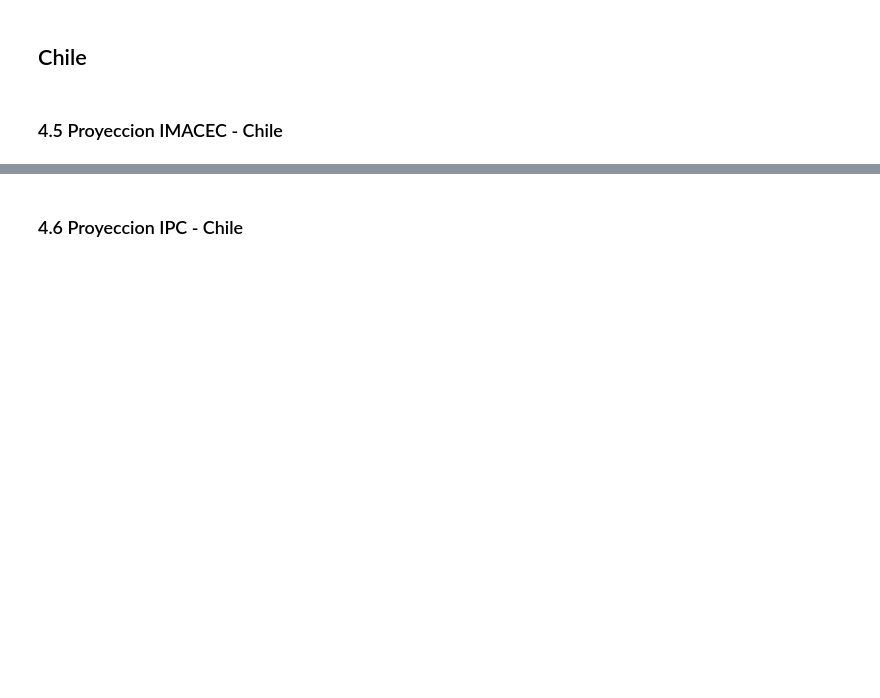
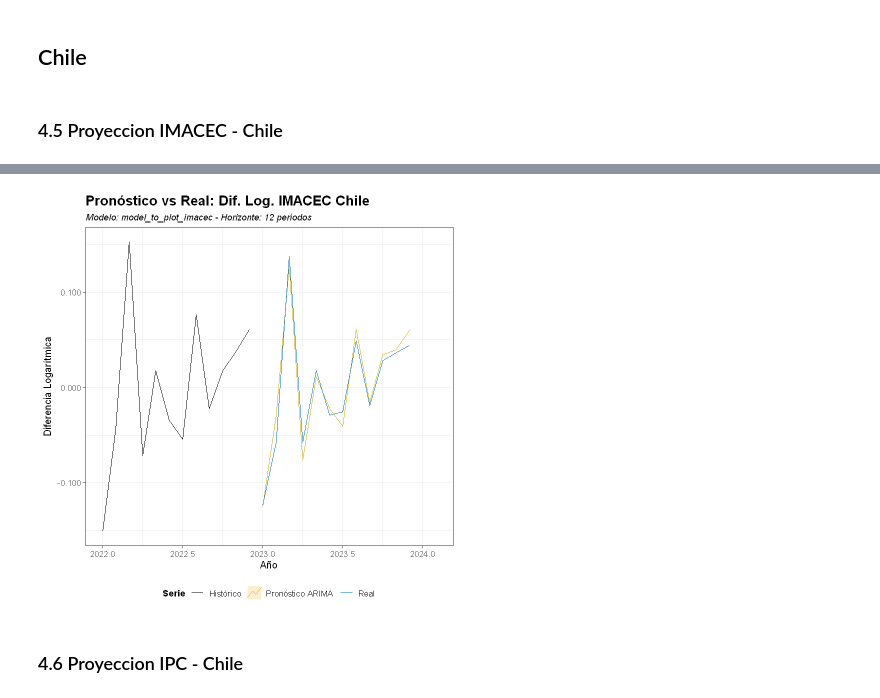
Before and after one commit to Juanpintoselso33/TP1-Series, a Jupyter notebook: notebook.ipynb, the cells around one changed output, grey strips where cells are left out. Cells and saved outputs as stored; diff of their text form; code cells hidden in the pictures; blank space fills up the shorter version.

```diff
--- a/notebook.ipynb
+++ b/notebook.ipynb
@@ -1070,3 +879,31 @@ print(plot_imacec_comparison)
+# %%
+# --- Pronóstico IMACEC Chile con el nuevo modelo simplificado ---
+library(forecast)
+library(lubridate)
+
+# Modelo ARIMA simplificado sin regresores externos
+h_forecast_imacec    <- 12
+model_to_plot_imacec <- model_imacec_chi
+original_ts_imacec   <- dl_imacec
+title_imacec         <- "Dif. Log. IMACEC Chile"
+start_plot_imacec    <- 2022
+ylabel_imacec        <- "Diferencia Logarítmica"
+
+# Utilizar la función modular directamente sin complicaciones
+plot_imacec_comparison <- plot_forecast_vs_actual(
+  model           = model_to_plot_imacec,
+  original_ts     = original_ts_imacec,
+  h               = h_forecast_imacec,
+  series_title    = title_imacec,
+  start_year_plot = start_plot_imacec,
+  ylab_text       = ylabel_imacec,
+  show_pi         = FALSE
+)
+
+# Mostrar el gráfico
+print(plot_imacec_comparison)
+# %% [output]
+[figure, added]
 # %% [markdown]
 ### 4.6 Proyeccion IPC - Chile
 # %%
```
Also changed, not shown: parts of 5 cells of this notebook.
